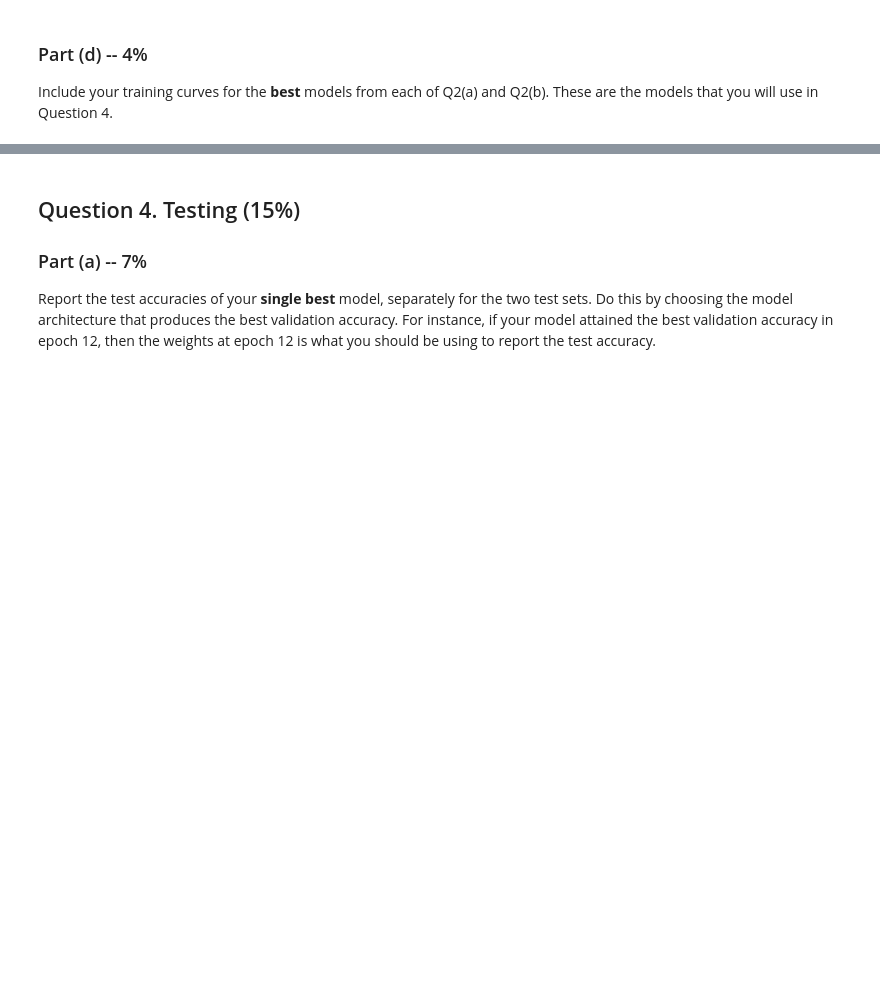
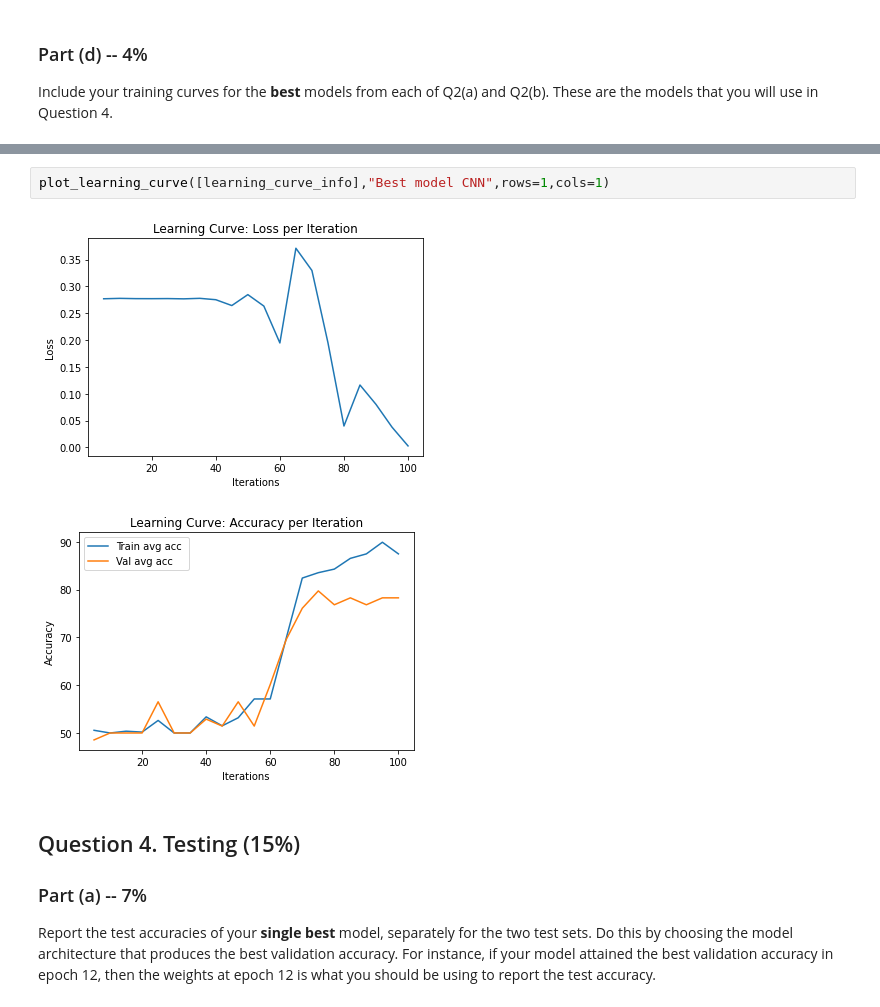
Before and after one commit to shaniklein/Introduction-to-Deep-Learning, a Jupyter notebook: Assignment3_ipynb_json.ipynb, the cells around one changed output, grey strips where cells are left out. Drawn from its saved outputs; the diff is of its cells as text; blank space fills up the shorter version.

```diff
--- a/Assignment3_ipynb_json.ipynb
+++ b/Assignment3_ipynb_json.ipynb
@@ -836,3 +902,8 @@ model=torch.load('best_model.pth')
+# %%
+plot_learning_curve([learning_curve_info],"Best model CNN",rows=1,cols=1)
+# %% [output]
+[figure, added]
+[figure, added]
 # %% [markdown]
 ## Question 4. Testing (15%)
 
```
Also changed, not shown: parts of 34 cells of this notebook.
